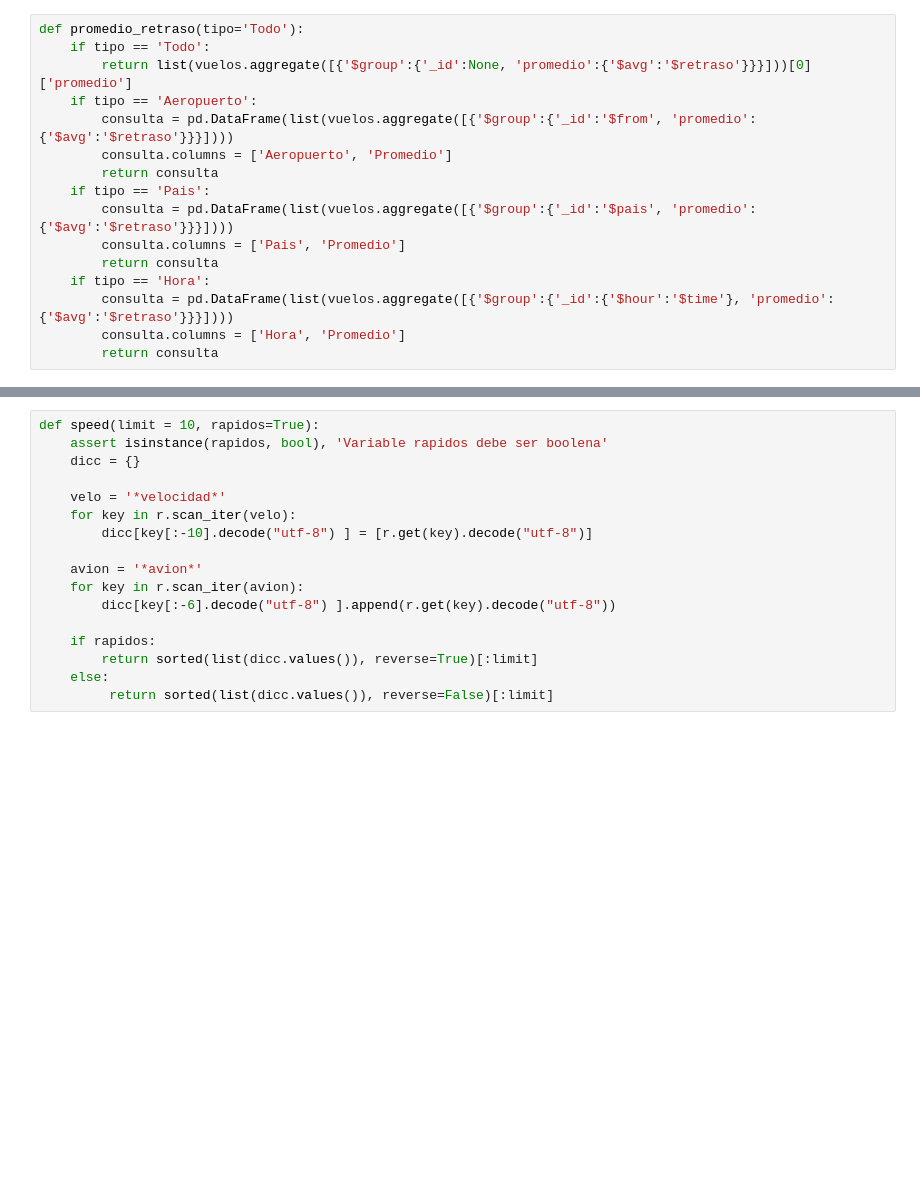
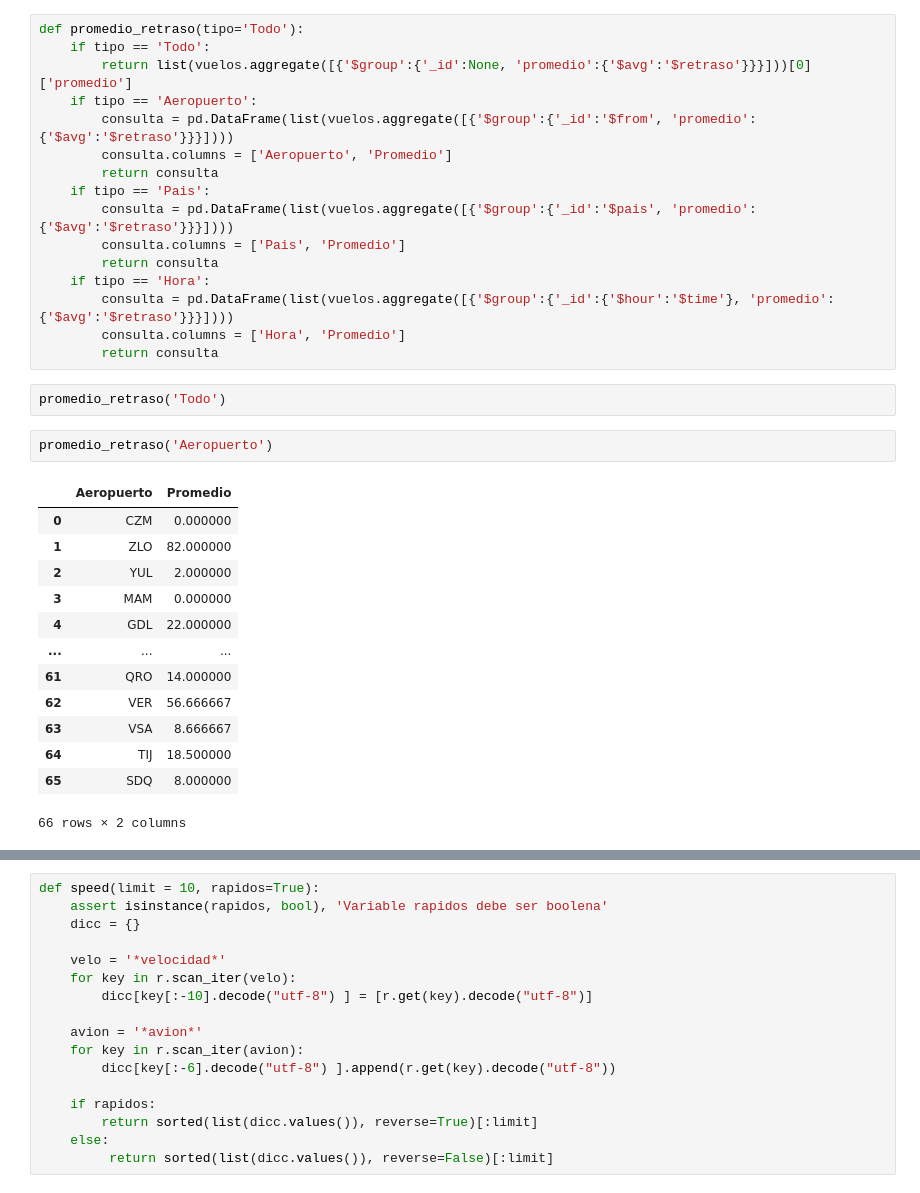
Before and after one commit to danielfrgs/2022_1-Base-Datos, a Jupyter notebook: Proyecto/Proyecto_Final.ipynb, the cells around one changed output, grey strips where cells are left out. Cells and saved outputs as stored; diff of their text form; blank space fills up the shorter version.

```diff
--- a/Proyecto/Proyecto_Final.ipynb
+++ b/Proyecto/Proyecto_Final.ipynb
@@ -116,3 +105,21 @@ def promedio_retraso(tipo='Todo'):
         consulta = pd.DataFrame(list(vuelos.aggregate([{'$group':{'_id':{'$hour':'$time'}, 'promedio':{'$avg':'$retraso'}}}])))
         consulta.columns = ['Hora', 'Promedio']
         return consulta
+# %%
+promedio_retraso('Todo')
+# %%
+promedio_retraso('Aeropuerto')
+# %% [output]
+|  | Aeropuerto | Promedio |
+| 0 | CZM | 0.000000 |
+| 1 | ZLO | 82.000000 |
+| 2 | YUL | 2.000000 |
+| 3 | MAM | 0.000000 |
+| 4 | GDL | 22.000000 |
+| ... | ... | ... |
+| 61 | QRO | 14.000000 |
+| 62 | VER | 56.666667 |
+| 63 | VSA | 8.666667 |
+| 64 | TIJ | 18.500000 |
+| 65 | SDQ | 8.000000 |
+66 rows × 2 columns
```
Also changed, not shown: parts of 19 cells of this notebook.
